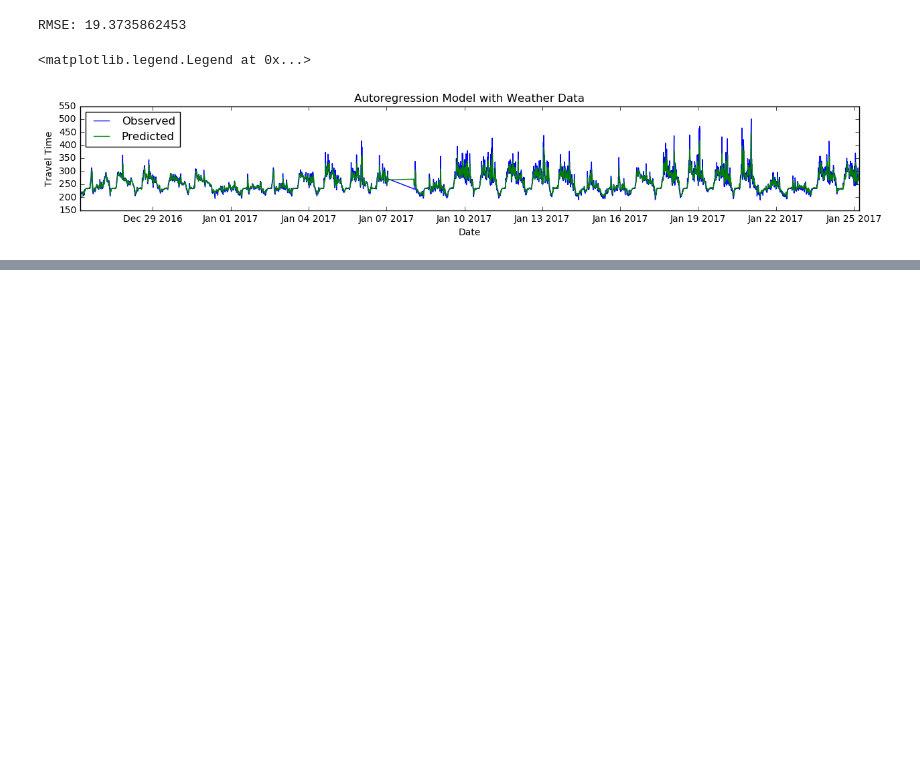
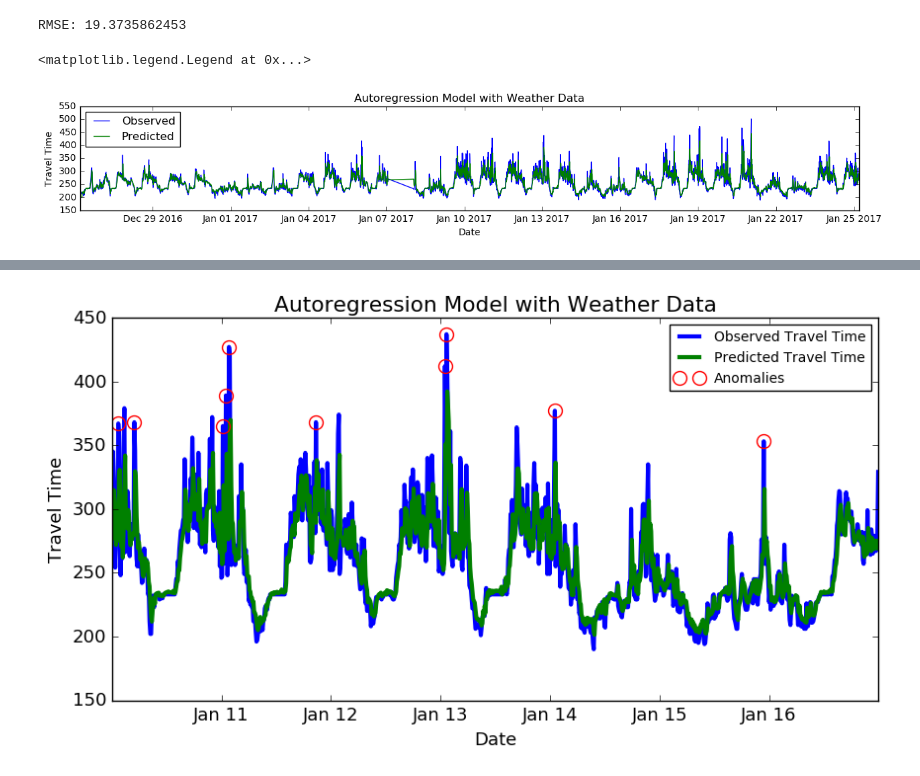
Before and after one commit to rpasricha/DatasetAnalysis, a Jupyter notebook: Analysis.ipynb, the cells around one changed output, grey strips where cells are left out. Drawn from its saved outputs; the diff is of its cells as text; code cells hidden in the pictures; blank space fills up the shorter version.

```diff
--- a/Analysis.ipynb
+++ b/Analysis.ipynb
@@ -170 +209,29 @@ RMSE: 19.3735862453
+# %%
+# Show a one-week subset of the above plot
+merged_week = merged[(merged.index >= '2017-01-10') & (merged.index < '2017-01-17')]
+errors = merged_week['errors'].sort_values()
+
+anomalies_X = []
+anomalies_y = []
+for i in range(-10, 0):
+    anomalies_X.append(errors.index[i])
+    anomalies_y.append(merged_week['value'][errors.index[i]])
+
+matplotlib.rcParams.update({'font.size': 13})
+plt.rc('legend', fontsize=10)
+fig = plt.figure(figsize=(10, 5))
+fig.gca().xaxis.set_major_formatter(mdates.DateFormatter('%b %d'))
+
+plt.plot(merged_week['value'], label='Observed Travel Time', linewidth=3)
+plt.plot(merged_week['predictions'], label='Predicted Travel Time', linewidth=3)
+plt.plot(anomalies_X, anomalies_y, 'o', label='Anomalies',
+        markeredgecolor='red', markerfacecolor='none', markersize=10,
+        markeredgewidth=1)
+plt.legend(loc='best')
+plt.title('Autoregression Model with Weather Data')
+plt.xlabel('Date')
+plt.ylabel('Travel Time')
+plt.show()
+# %% [output]
+[figure, added]
 # %% [markdown]
```
Also changed, not shown: parts of 16 cells of this notebook, 2 other files.
